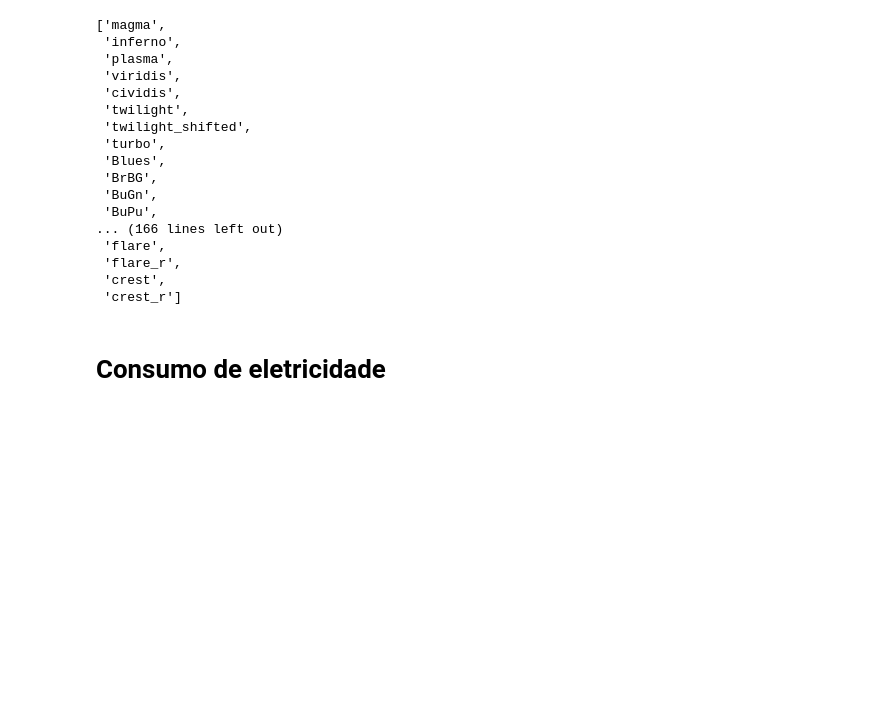
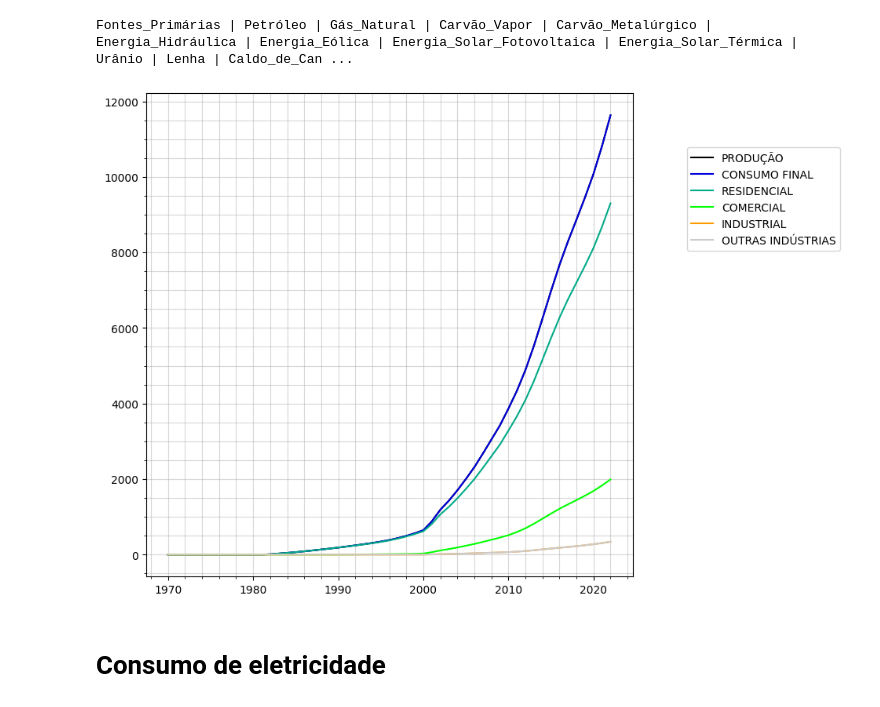
Before and after one commit to scrrpfv/projeto-ip, a Jupyter notebook: teste/testes.ipynb, the cells around one changed output. Saved outputs shown, nothing was run; the diff lists cells and outputs as text; code cells hidden in the pictures; blank space fills up the shorter version.

```diff
--- a/teste/testes.ipynb
+++ b/teste/testes.ipynb
@@ -13,26 +14,13 @@ eletr = dict_oferta_demanda['Eletricidade']
 prima = dict_analise_energetica['Produção_de_Energia_Primária']
 oftin = dict_analise_energetica['Oferta_Interna_de_Energia']
 dic_s = dict_dfs
-# %%
-plt.cm._colormaps()
-# %% [output]
-['magma',
- 'inferno',
- 'plasma',
- 'viridis',
- 'cividis',
- 'twilight',
- 'twilight_shifted',
- 'turbo',
- 'Blues',
- 'BrBG',
- 'BuGn',
- 'BuPu',
-... (166 lines left out)
- 'flare',
- 'flare_r',
- 'crest',
- 'crest_r']
+# %%
+e = multidata(dict_oferta_demanda)
+print(e)
+e.plotall(8)
+# %% [output]
+Fontes_Primárias | Petróleo | Gás_Natural | Carvão_Vapor | Carvão_Metalúrgico | Energia_Hidráulica | Energia_Eólica | Energia_Solar_Fotovoltaica | Energia_Solar_Térmica | Urânio | Lenha | Caldo_de_Can ...
+[figure, added]
 # %%
 def plotall(dado, tamanho=(8,8)):
     fig, ax = plt.subplots()
```
Also changed, not shown: parts of 8 cells of this notebook, 2 other files.
